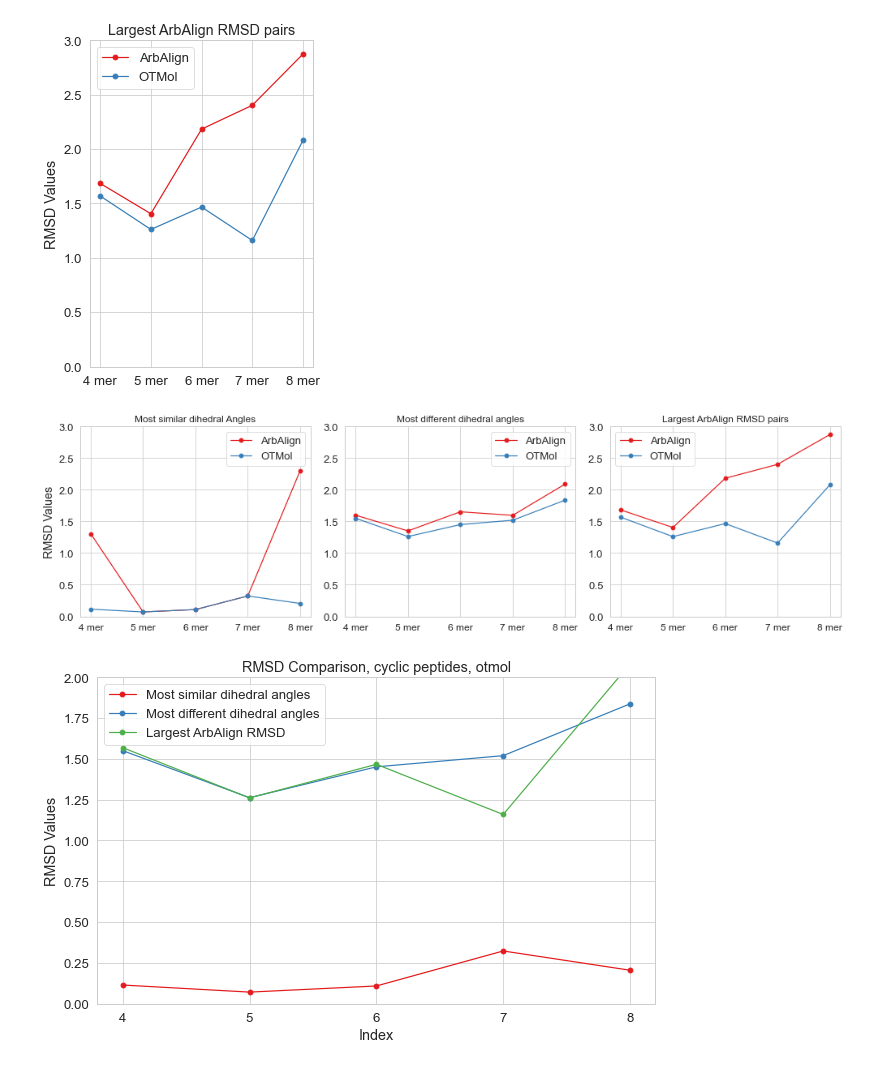
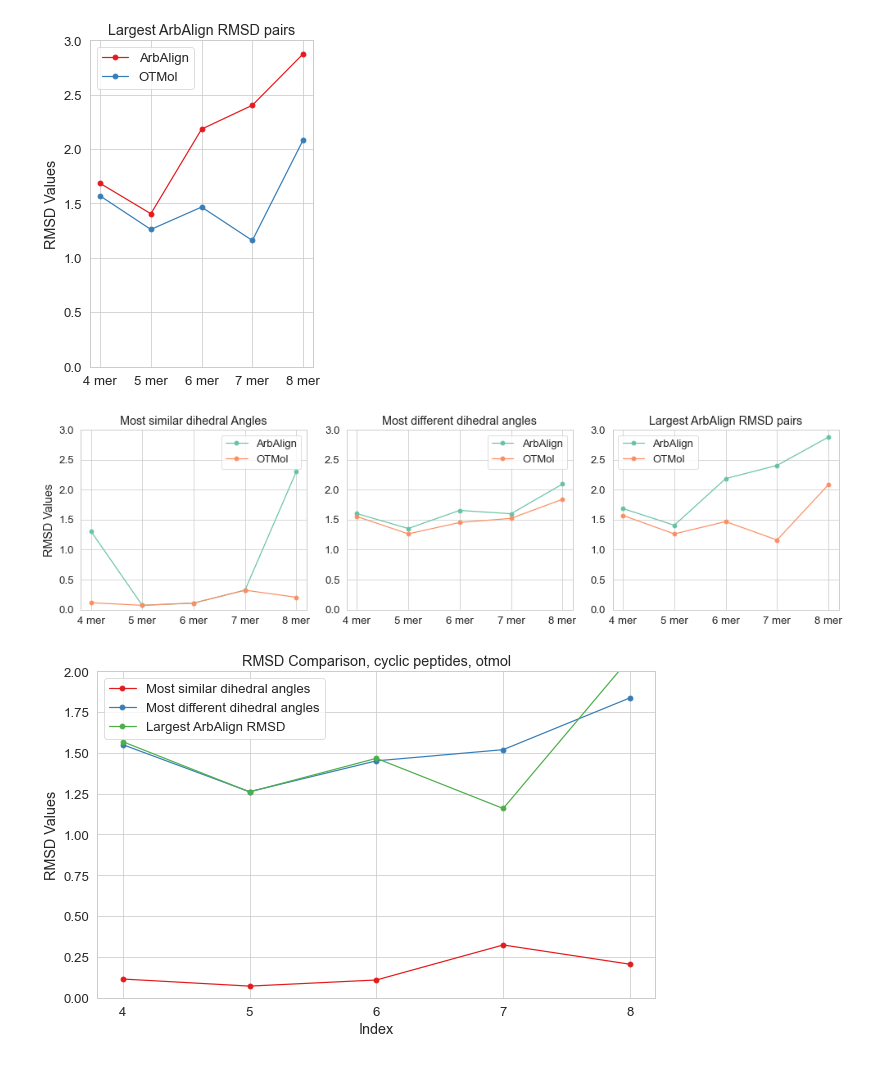
Before and after one commit to weixiaoqimath/otmol, a Jupyter notebook: experiment/otmol_cyclic_peptides_geo.ipynb, the cells around one changed output. Saved outputs shown, nothing was run; the diff lists cells and outputs as text; code cells hidden in the pictures.

```diff
--- a/experiment/otmol_cyclic_peptides_geo.ipynb
+++ b/experiment/otmol_cyclic_peptides_geo.ipynb
@@ -223,54 +223,56 @@ plt.grid(True)
 # %%
 # Create a figure with three subplots side by side
 plt.figure(figsize=(14, 4))
-
+sns.set_style("whitegrid")
+sns.set_context("paper", font_scale=1.5)
+sns.set_palette("Set2")
 # First subplot - Most similar dihedral angles
 plt.subplot(131)
 combined_df = pd.concat([group1_res, group1_info], axis=1).rename(columns={'RMSD': 'ArbAlign', 'RMSD(OTMol)': 'OTMol'})
 columns_to_plot = ["ArbAlign", "OTMol"]
 for column in columns_to_plot:
     plt.plot(combined_df['mer'], combined_df[column], marker='o', label=column)
-plt.title("Most similar dihedral Angles", fontsize=12)
+plt.title("Most similar dihedral Angles")
 plt.ylabel("RMSD Values")
 plt.ylim(0, 3)
-plt.xticks(range(4,9), ['4 mer', '5 mer', '6 mer', '7 mer', '8 mer'], fontsize=12)
+plt.xticks(range(4,9), ['4 mer', '5 mer', '6 mer', '7 mer', '8 mer'])
 plt.legend()
 plt.grid(True)
 
 # Second subplot - Most different dihedral angles
 plt.subplot(132)
 combined_df = pd.concat([group2_res, group2_info], axis=1).rename(columns={'RMSD': 'ArbAlign', 'RMSD(OTMol)': 'OTMol'})
 columns_to_plot = ["ArbAlign", "OTMol"]
 for column in columns_to_plot:
     plt.plot(combined_df['mer'], combined_df[column], marker='o', label=column)
-plt.title("Most different dihedral angles", fontsize=12)
+plt.title("Most different dihedral angles")
 #plt.ylabel("RMSD Values")
 plt.ylim(0, 3)
-plt.xticks(range(4,9), ['4 mer', '5 mer', '6 mer', '7 mer', '8 mer'], fontsize=12)
+plt.xticks(range(4,9), ['4 mer', '5 mer', '6 mer', '7 mer', '8 mer'])
 plt.legend()
 plt.grid(True)
 
 # Third subplot - Largest ArbAlign RMSD pairs
 plt.subplot(133)
 combined_df = pd.concat([group3_res, group3_info], axis=1).rename(columns={'RMSD': 'ArbAlign', 'RMSD(OTMol)': 'OTMol'})
 columns_to_plot = ["ArbAlign", "OTMol"]
 for column in columns_to_plot:
     plt.plot(combined_df['mer'], combined_df[column], marker='o', label=column)
-plt.title("Largest ArbAlign RMSD pairs", fontsize=12)
+plt.title("Largest ArbAlign RMSD pairs")
 #plt.ylabel("RMSD Values")
 plt.ylim(0, 3)
-plt.xticks(range(4,9), ['4 mer', '5 mer', '6 mer', '7 mer', '8 mer'], fontsize=12)
+plt.xticks(range(4,9), ['4 mer', '5 mer', '6 mer', '7 mer', '8 mer'])
 plt.legend()
 plt.grid(True)
 
 # Adjust layout to prevent overlap
 plt.tight_layout()
 
 # Save the combined figure
 plt.savefig('../images/cp_three_datasets.png', dpi=300, bbox_inches='tight')
 plt.show()
 # %% [output]
-[figure, old version]
+[figure, new version]
 # %%
 combined_df = pd.concat([
     group1_info['mer'],
```
Also changed, not shown: 5 other files.
